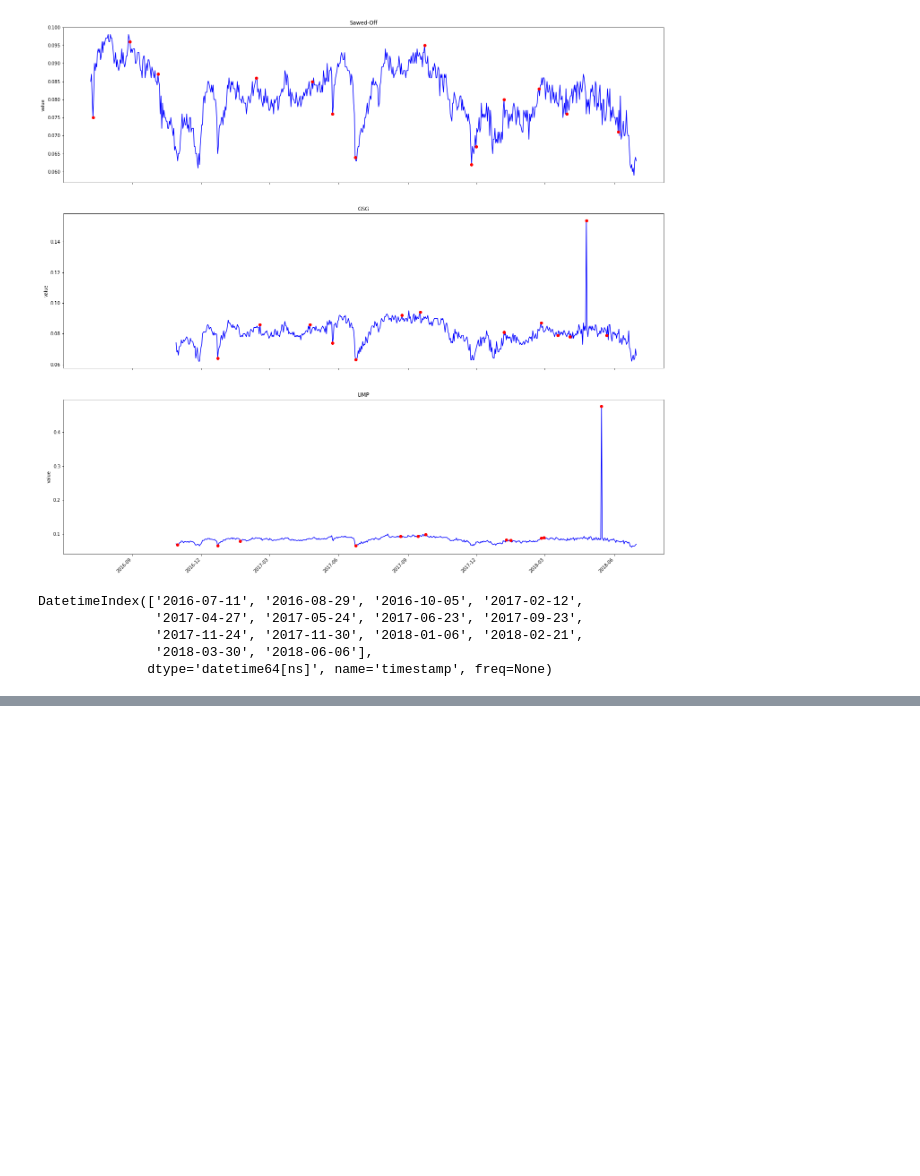
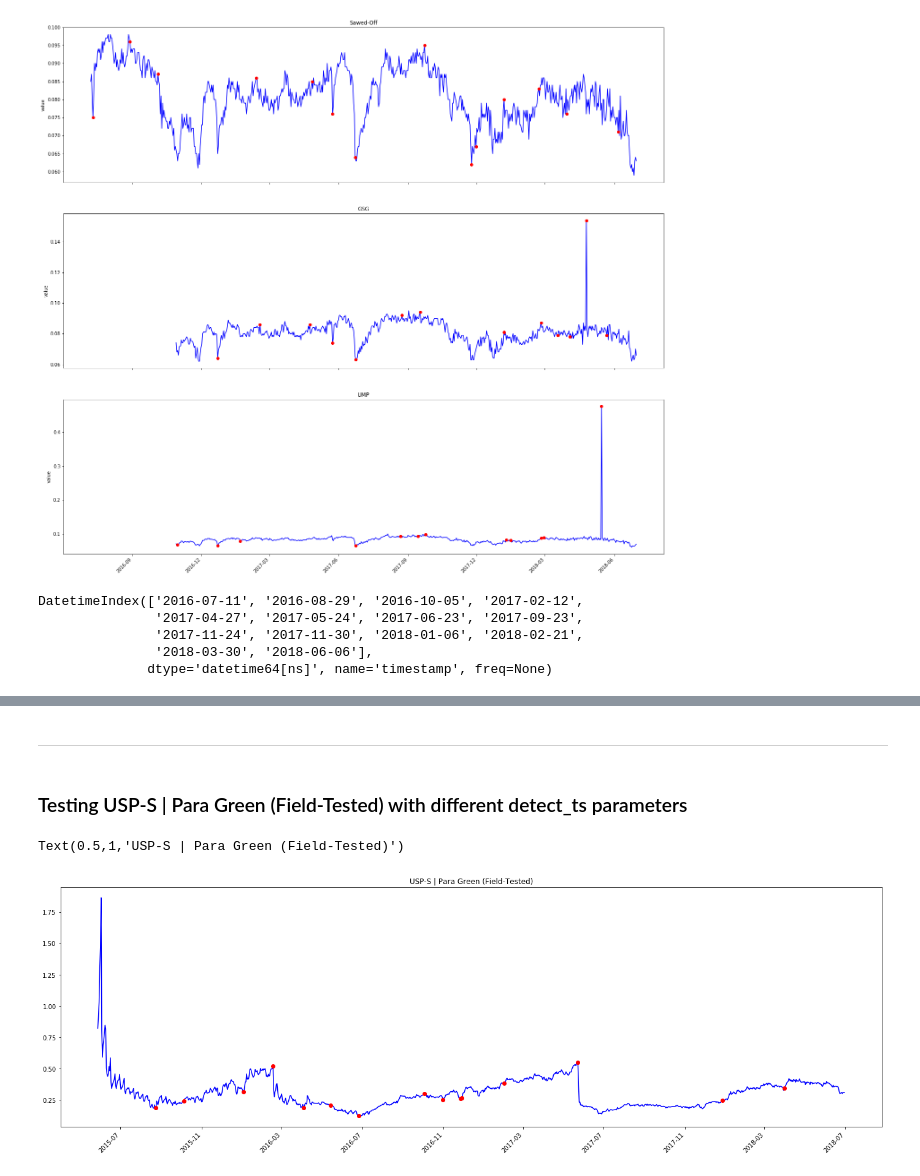
Before and after one commit to AkshayJ0shi/steam_anomaly_detection_capstone, a Jupyter notebook: dendrogram.ipynb, the cells around one changed output, grey strips where cells are left out. Saved outputs shown, nothing was run; the diff lists cells and outputs as text; code cells hidden in the pictures; blank space fills up the shorter version.

```diff
--- a/dendrogram.ipynb
+++ b/dendrogram.ipynb
@@ -166,0 +229,20 @@ anoms.most_common(5)
+# %% [markdown]
+---
+# %% [markdown]
+### Testing USP-S | Para Green (Field-Tested) with different detect_ts parameters
+# %%
+n_timeseries = 1
+fig, ax = plt.subplots(figsize=(24, 8*n_timeseries), sharex=True)
+fig.autofmt_xdate(rotation=45)
+anomaly_df = hold_df[hold_df.days_since_release > 0]
+
+gun = 'USP-S | Para Green (Field-Tested)'
+temp_df = anomaly_df[anomaly_df.item_name == gun]
+temp_df = temp_df[['timestamp', 'median_sell_price']].reset_index(drop=True)
+results = detect_ts(temp_df, max_anoms=0.05, alpha=0.001, direction='both', only_last=None, longterm=True, verbose=True, piecewise_median_period_weeks=3)
+ax.plot(temp_df['timestamp'], temp_df['value'], 'b')
+ax.plot(results['anoms'].index, results['anoms']['anoms'], 'ro')
+ax.set_title(gun)
+# %% [output]
+Text(0.5,1,'USP-S | Para Green (Field-Tested)')
+[figure, added]
```
Also changed, not shown: parts of 24 cells of this notebook.
